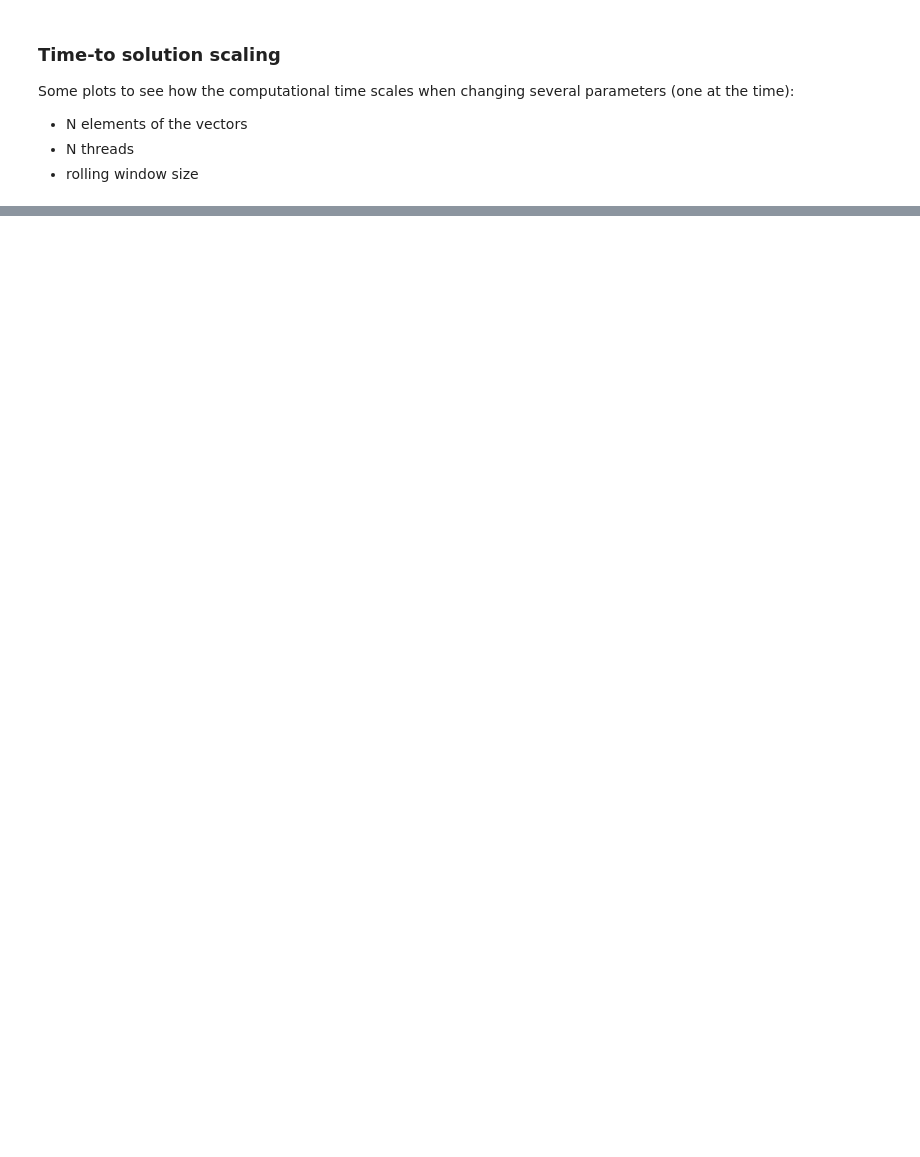
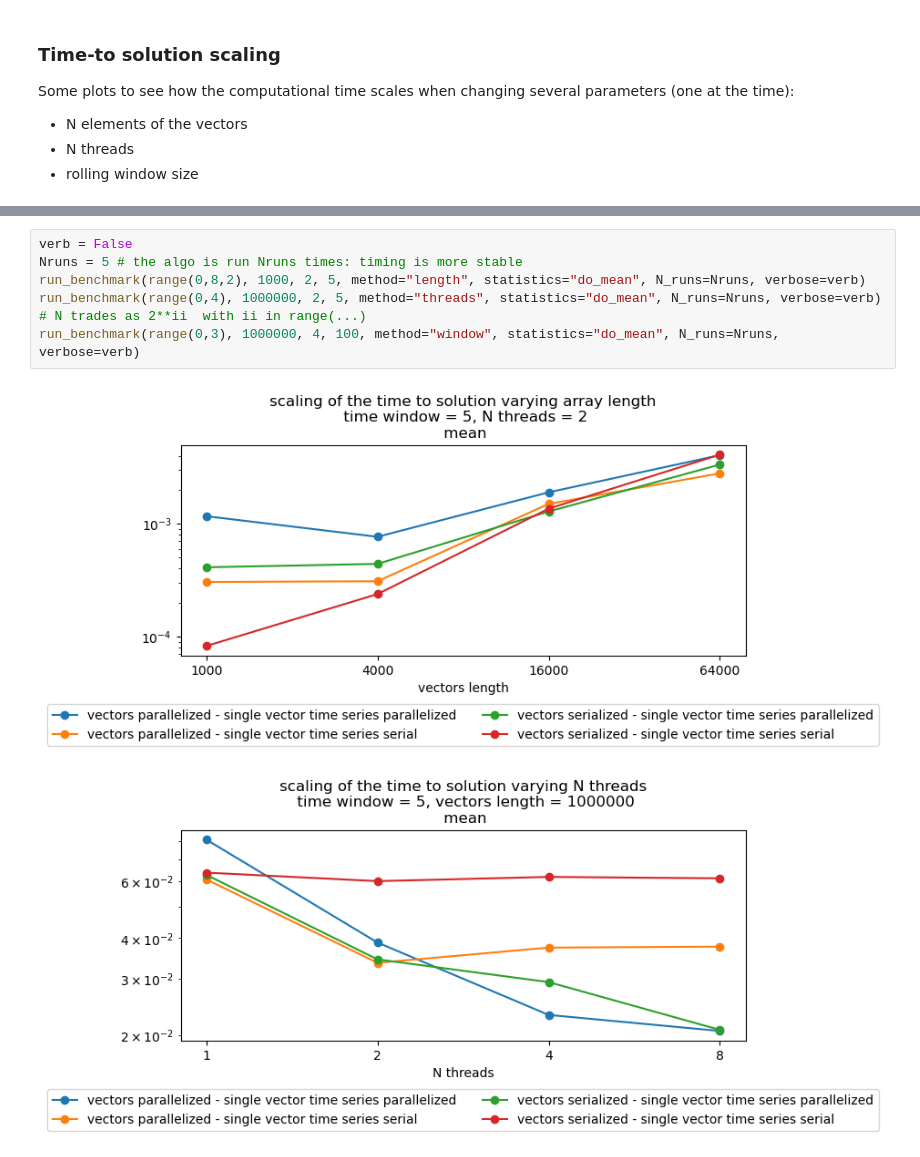
Before and after one commit to giovadg/statistic-parallel-opt, a Jupyter notebook: compare_timings.ipynb, the cells around one changed output, grey strips where cells are left out. Saved outputs shown, nothing was run; the diff lists cells and outputs as text; blank space fills up the shorter version.

Commit message:
Additional scaling time to solution in the notebook + cleaning in kernels

```diff
--- a/compare_timings.ipynb
+++ b/compare_timings.ipynb
@@ -246,0 +257,9 @@ iteration with window = 400 done
+# %%
+verb = False
+Nruns = 5 # the algo is run Nruns times: timing is more stable
+run_benchmark(range(0,8,2), 1000, 2, 5, method="length", statistics="do_mean", N_runs=Nruns, verbose=verb)
+run_benchmark(range(0,4), 1000000, 2, 5, method="threads", statistics="do_mean", N_runs=Nruns, verbose=verb) # N trades as 2**ii  with ii in range(...)
+run_benchmark(range(0,3), 1000000, 4, 100, method="window", statistics="do_mean", N_runs=Nruns, verbose=verb)
+# %% [output]
+[figure, added]
+[figure, added]
```
Also changed, not shown: parts of 8 cells of this notebook, 3 other files.
